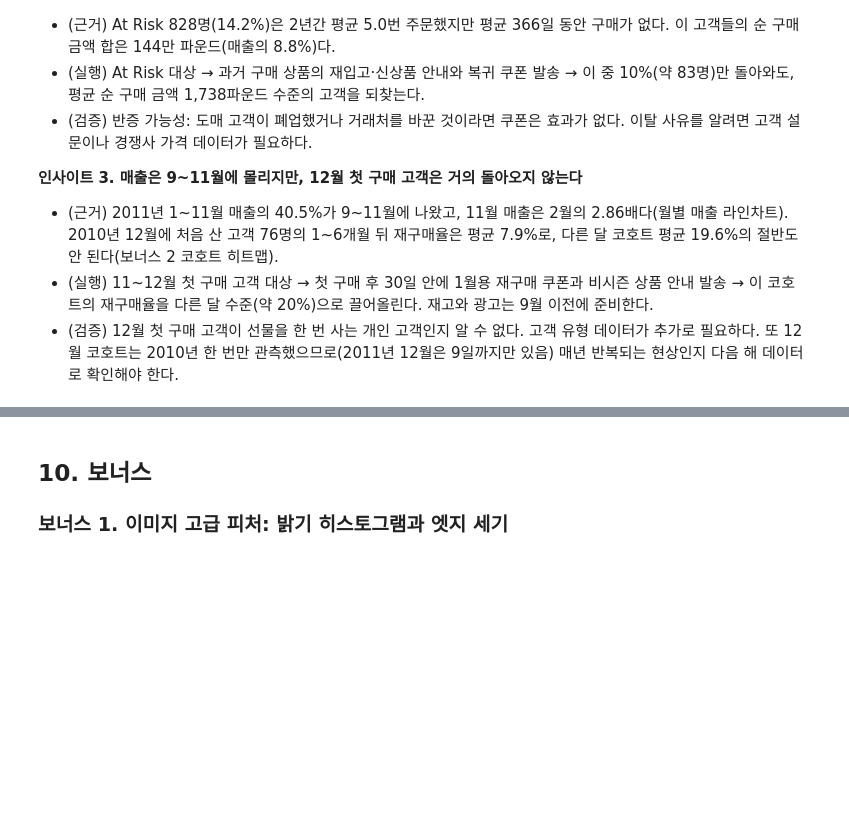
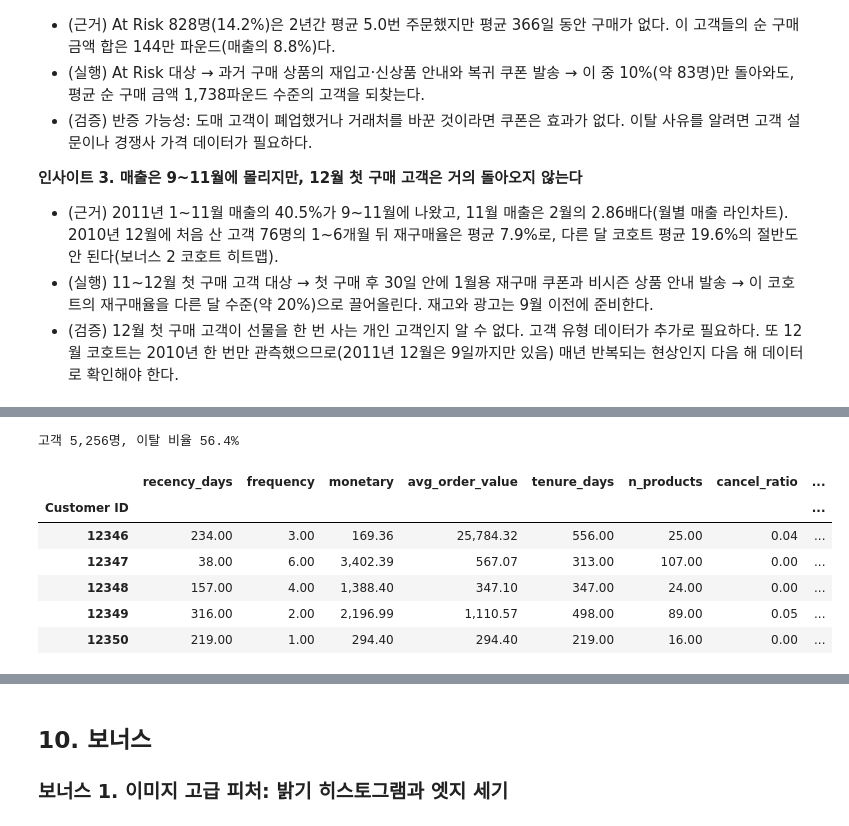
Before and after one commit to ashofrondol/codyssey_A1-1, a Jupyter notebook: notebooks/analysis_report.ipynb, the cells around one changed output, grey strips where cells are left out. Saved outputs shown, nothing was run; the diff lists cells and outputs as text; code cells hidden in the pictures; blank space fills up the shorter version.

```diff
--- a/notebooks/analysis_report.ipynb
+++ b/notebooks/analysis_report.ipynb
@@ -819,0 +1019,29 @@ New: 446명, 평균 주문 1.5회, 평균 금액 539파운드
+# %%
+cutoff = pd.Timestamp("2011-09-10")
+hist = rfm_base[rfm_base["InvoiceDate"] < cutoff]
+future = rfm_base[(rfm_base["InvoiceDate"] >= cutoff) & ~rfm_base["Invoice"].str.startswith("C")]
+
+buy = hist[~hist["Invoice"].str.startswith("C")]
+cust = buy.groupby("Customer ID")
+ml_table = pd.DataFrame({
+    "recency_days": (cutoff - cust["InvoiceDate"].max()).dt.days,
+    "frequency": cust["Invoice"].nunique(),
+    "monetary": hist.groupby("Customer ID")["amount"].sum(),
+    "avg_order_value": cust["amount"].sum() / cust["Invoice"].nunique(),
+    "tenure_days": (cutoff - cust["InvoiceDate"].min()).dt.days,
+    "n_products": cust["StockCode"].nunique(),
+    "cancel_ratio": hist.assign(c=hist["Invoice"].str.startswith("C")).groupby("Customer ID")["c"].mean(),
+    "is_uk": cust["Country"].first().eq("United Kingdom").astype(int),
+}).loc[lambda d: d["frequency"] > 0]
+ml_table["churn"] = (~ml_table.index.isin(future["Customer ID"].unique())).astype(int)
+print(f"고객 {len(ml_table):,}명, 이탈 비율 {ml_table['churn'].mean() * 100:.1f}%")
+ml_table.head()
+# %% [output]
+고객 5,256명, 이탈 비율 56.4%
+|  | recency_days | frequency | monetary | avg_order_value | tenure_days | n_products | cancel_ratio | ... |
+| Customer ID |  |  |  |  |  |  |  | ... |
+| 12346 | 234.00 | 3.00 | 169.36 | 25,784.32 | 556.00 | 25.00 | 0.04 | ... |
+| 12347 | 38.00 | 6.00 | 3,402.39 | 567.07 | 313.00 | 107.00 | 0.00 | ... |
+| 12348 | 157.00 | 4.00 | 1,388.40 | 347.10 | 347.00 | 24.00 | 0.00 | ... |
+| 12349 | 316.00 | 2.00 | 2,196.99 | 1,110.57 | 498.00 | 89.00 | 0.05 | ... |
+| 12350 | 219.00 | 1.00 | 294.40 | 294.40 | 219.00 | 16.00 | 0.00 | ... |
```
Also changed, not shown: parts of 14 cells of this notebook, 4 other files.
